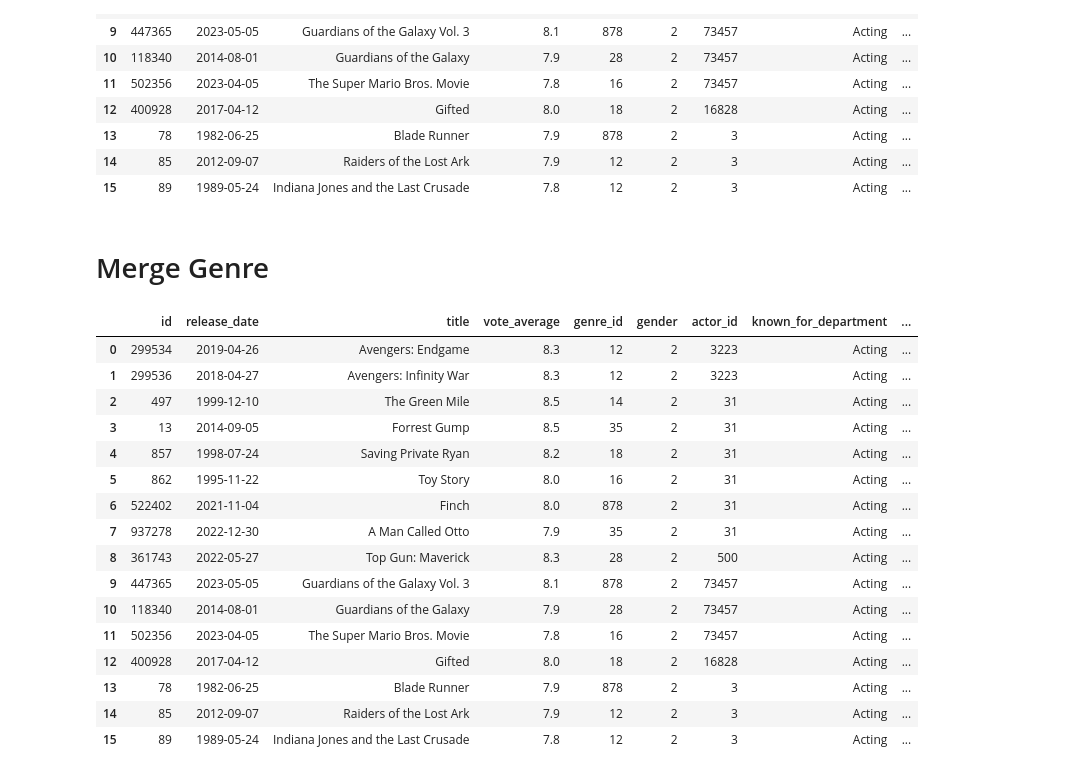
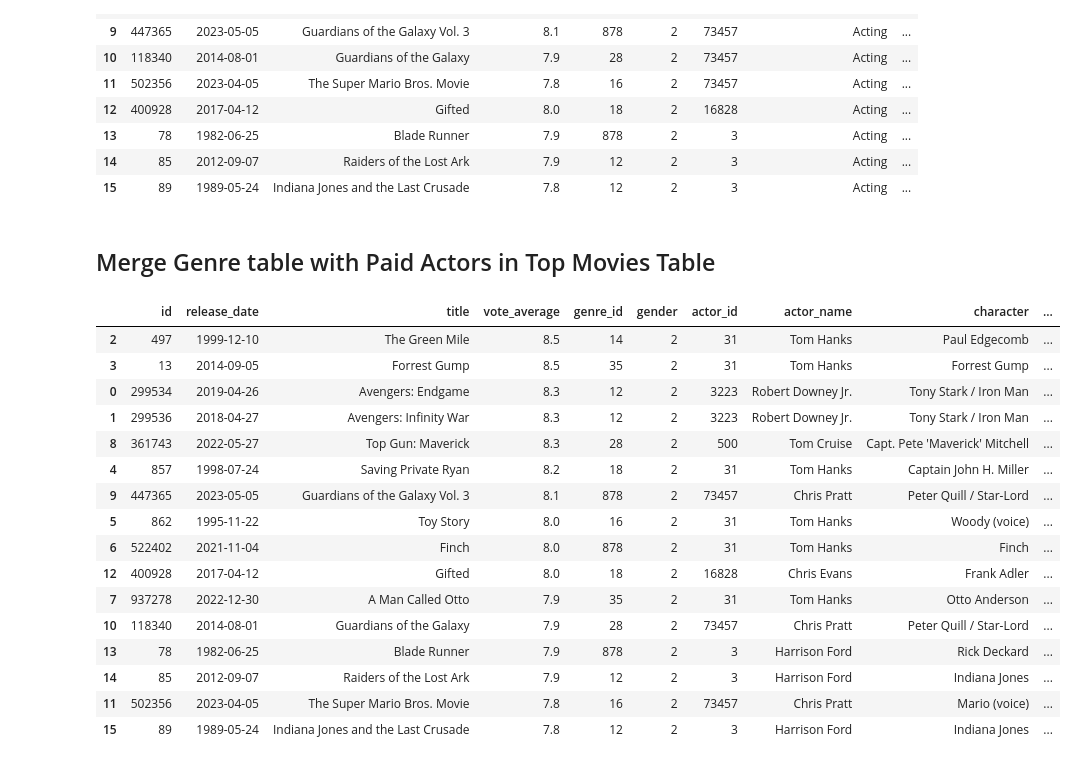
Before and after one commit to Bambi-Forest/tmdb-api-connection, a Jupyter notebook: The Movie Database API/connection.ipynb, the cells around one changed output. Saved outputs shown, nothing was run; the diff lists cells and outputs as text; code cells hidden in the pictures.

```diff
--- a/The Movie Database API/connection.ipynb
+++ b/The Movie Database API/connection.ipynb
@@ -516,26 +516,28 @@ paid_actor_in_movie_df
 | 13 | 78 | 1982-06-25 | Blade Runner | 7.9 | 878 | 2 | 3 | Acting | ... |
 | 14 | 85 | 2012-09-07 | Raiders of the Lost Ark | 7.9 | 12 | 2 | 3 | Acting | ... |
 | 15 | 89 | 1989-05-24 | Indiana Jones and the Last Crusade | 7.8 | 12 | 2 | 3 | Acting | ... |
-# %% [markdown]
-# Merge Genre
+# %% [markdown]
+## Merge Genre table with Paid Actors in Top Movies Table
 # %%
 paid_actor_in_movie_df2 = pd.merge(paid_actor_in_movie_df,genre_list_df, left_on=['genre_id'],right_on=['genres_id'], how='left')
+paid_actor_in_movie_df2 = paid_actor_in_movie_df2.sort_values(by=['vote_average'], ascending=False)
+paid_actor_in_movie_df2 = paid_actor_in_movie_df2.drop(['full_name','in_top_movie_list','genres_id','known_for_department'], axis=1)
 paid_actor_in_movie_df2
 # %% [output]
-|  | id | release_date | title | vote_average | genre_id | gender | actor_id | known_for_department | ... |
-| 0 | 299534 | 2019-04-26 | Avengers: Endgame | 8.3 | 12 | 2 | 3223 | Acting | ... |
-| 1 | 299536 | 2018-04-27 | Avengers: Infinity War | 8.3 | 12 | 2 | 3223 | Acting | ... |
-| 2 | 497 | 1999-12-10 | The Green Mile | 8.5 | 14 | 2 | 31 | Acting | ... |
-| 3 | 13 | 2014-09-05 | Forrest Gump | 8.5 | 35 | 2 | 31 | Acting | ... |
-| 4 | 857 | 1998-07-24 | Saving Private Ryan | 8.2 | 18 | 2 | 31 | Acting | ... |
-| 5 | 862 | 1995-11-22 | Toy Story | 8.0 | 16 | 2 | 31 | Acting | ... |
-| 6 | 522402 | 2021-11-04 | Finch | 8.0 | 878 | 2 | 31 | Acting | ... |
-| 7 | 937278 | 2022-12-30 | A Man Called Otto | 7.9 | 35 | 2 | 31 | Acting | ... |
-| 8 | 361743 | 2022-05-27 | Top Gun: Maverick | 8.3 | 28 | 2 | 500 | Acting | ... |
-| 9 | 447365 | 2023-05-05 | Guardians of the Galaxy Vol. 3 | 8.1 | 878 | 2 | 73457 | Acting | ... |
-| 10 | 118340 | 2014-08-01 | Guardians of the Galaxy | 7.9 | 28 | 2 | 73457 | Acting | ... |
-| 11 | 502356 | 2023-04-05 | The Super Mario Bros. Movie | 7.8 | 16 | 2 | 73457 | Acting | ... |
-| 12 | 400928 | 2017-04-12 | Gifted | 8.0 | 18 | 2 | 16828 | Acting | ... |
-| 13 | 78 | 1982-06-25 | Blade Runner | 7.9 | 878 | 2 | 3 | Acting | ... |
-| 14 | 85 | 2012-09-07 | Raiders of the Lost Ark | 7.9 | 12 | 2 | 3 | Acting | ... |
-| 15 | 89 | 1989-05-24 | Indiana Jones and the Last Crusade | 7.8 | 12 | 2 | 3 | Acting | ... |
+|  | id | release_date | title | vote_average | genre_id | gender | actor_id | actor_name | character | ... |
+| 2 | 497 | 1999-12-10 | The Green Mile | 8.5 | 14 | 2 | 31 | Tom Hanks | Paul Edgecomb | ... |
+| 3 | 13 | 2014-09-05 | Forrest Gump | 8.5 | 35 | 2 | 31 | Tom Hanks | Forrest Gump | ... |
+| 0 | 299534 | 2019-04-26 | Avengers: Endgame | 8.3 | 12 | 2 | 3223 | Robert Downey Jr. | Tony Stark / Iron Man | ... |
+| 1 | 299536 | 2018-04-27 | Avengers: Infinity War | 8.3 | 12 | 2 | 3223 | Robert Downey Jr. | Tony Stark / Iron Man | ... |
+| 8 | 361743 | 2022-05-27 | Top Gun: Maverick | 8.3 | 28 | 2 | 500 | Tom Cruise | Capt. Pete 'Maverick' Mitchell | ... |
+| 4 | 857 | 1998-07-24 | Saving Private Ryan | 8.2 | 18 | 2 | 31 | Tom Hanks | Captain John H. Miller | ... |
+| 9 | 447365 | 2023-05-05 | Guardians of the Galaxy Vol. 3 | 8.1 | 878 | 2 | 73457 | Chris Pratt | Peter Quill / Star-Lord | ... |
+| 5 | 862 | 1995-11-22 | Toy Story | 8.0 | 16 | 2 | 31 | Tom Hanks | Woody (voice) | ... |
+| 6 | 522402 | 2021-11-04 | Finch | 8.0 | 878 | 2 | 31 | Tom Hanks | Finch | ... |
+| 12 | 400928 | 2017-04-12 | Gifted | 8.0 | 18 | 2 | 16828 | Chris Evans | Frank Adler | ... |
+| 7 | 937278 | 2022-12-30 | A Man Called Otto | 7.9 | 35 | 2 | 31 | Tom Hanks | Otto Anderson | ... |
+| 10 | 118340 | 2014-08-01 | Guardians of the Galaxy | 7.9 | 28 | 2 | 73457 | Chris Pratt | Peter Quill / Star-Lord | ... |
+| 13 | 78 | 1982-06-25 | Blade Runner | 7.9 | 878 | 2 | 3 | Harrison Ford | Rick Deckard | ... |
+| 14 | 85 | 2012-09-07 | Raiders of the Lost Ark | 7.9 | 12 | 2 | 3 | Harrison Ford | Indiana Jones | ... |
+| 11 | 502356 | 2023-04-05 | The Super Mario Bros. Movie | 7.8 | 16 | 2 | 73457 | Chris Pratt | Mario (voice) | ... |
+| 15 | 89 | 1989-05-24 | Indiana Jones and the Last Crusade | 7.8 | 12 | 2 | 3 | Harrison Ford | Indiana Jones | ... |
```
Also changed, not shown: parts of 12 cells of this notebook.
